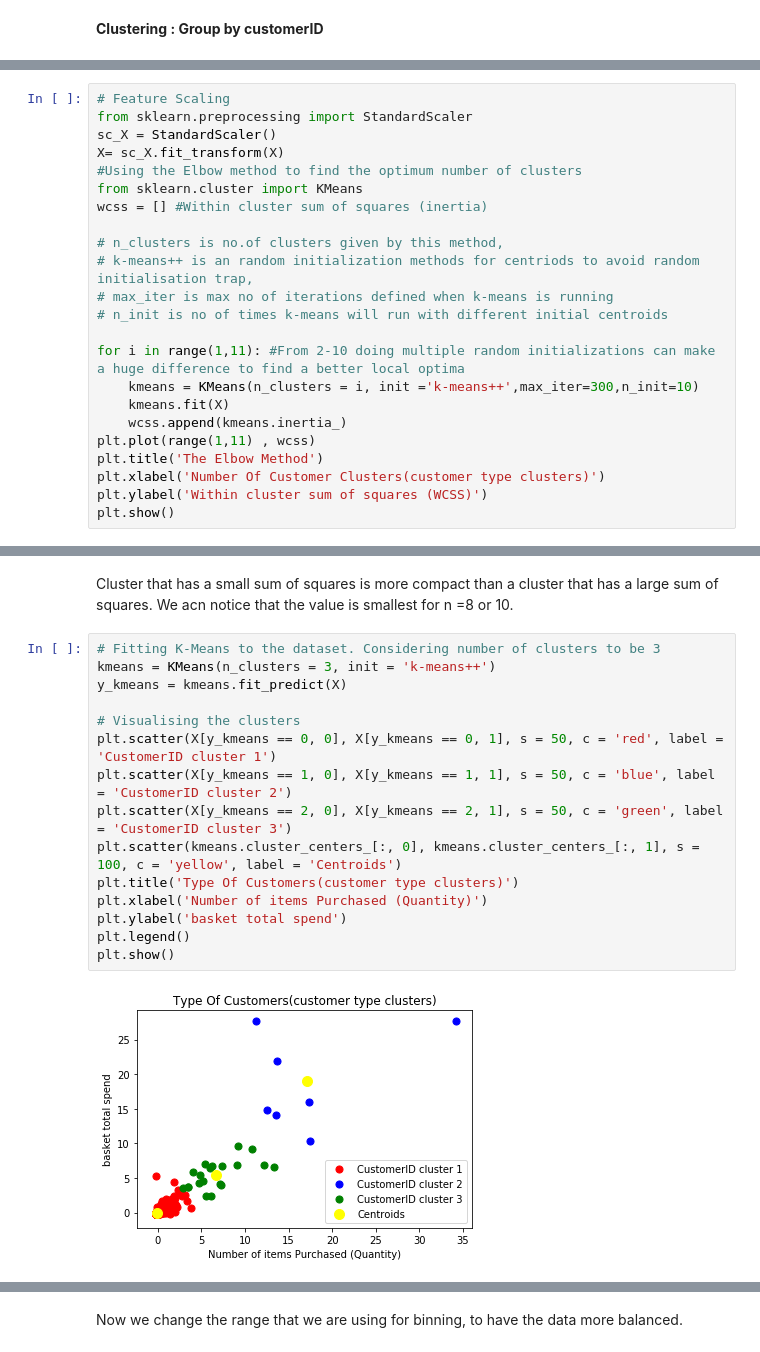
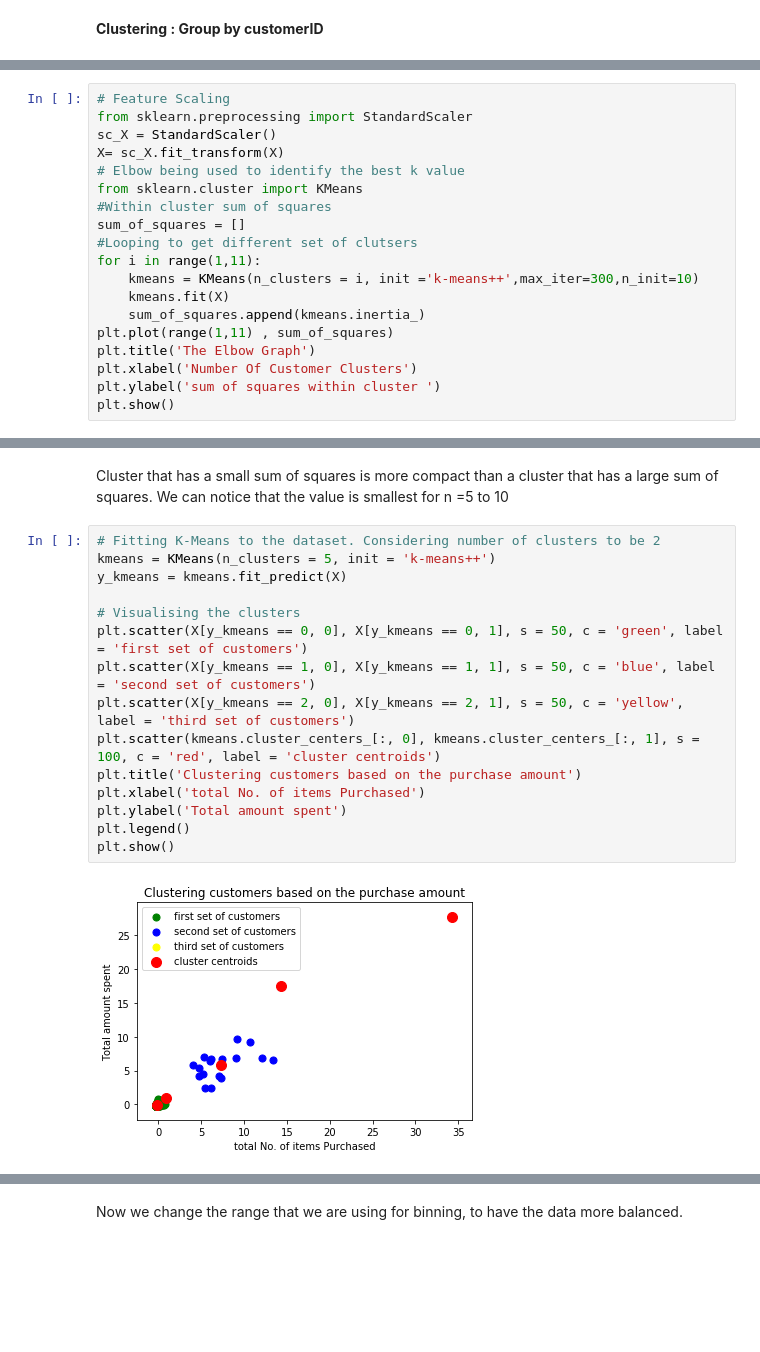
Before and after one commit to ruchithams/DataMining_Projects, a Jupyter notebook: Online-retail-Analysis/MachineLearning_Models.ipynb, the cells around one changed output, grey strips where cells are left out. Saved outputs shown, nothing was run; the diff lists cells and outputs as text; blank space fills up the shorter version.

```diff
--- a/Online-retail-Analysis/MachineLearning_Models.ipynb
+++ b/Online-retail-Analysis/MachineLearning_Models.ipynb
@@ -115,22 +117,18 @@ data_cluster.head()
 from sklearn.preprocessing import StandardScaler
 sc_X = StandardScaler()
 X= sc_X.fit_transform(X)
-#Using the Elbow method to find the optimum number of clusters
+# Elbow being used to identify the best k value
 from sklearn.cluster import KMeans
-wcss = [] #Within cluster sum of squares (inertia)
-
-# n_clusters is no.of clusters given by this method,
-# k-means++ is an random initialization methods for centriods to avoid random initialisation trap,
-# max_iter is max no of iterations defined when k-means is running
-# n_init is no of times k-means will run with different initial centroids
-
-for i in range(1,11): #From 2-10 doing multiple random initializations can make a huge difference to find a better local optima
+#Within cluster sum of squares
+sum_of_squares = []
+#Looping to get different set of clutsers
+for i in range(1,11):
     kmeans = KMeans(n_clusters = i, init ='k-means++',max_iter=300,n_init=10)
     kmeans.fit(X)
-    wcss.append(kmeans.inertia_)
-plt.plot(range(1,11) , wcss)
-plt.title('The Elbow Method')
-plt.xlabel('Number Of Customer Clusters(customer type clusters)')
-plt.ylabel('Within cluster sum of squares (WCSS)')
+    sum_of_squares.append(kmeans.inertia_)
+plt.plot(range(1,11) , sum_of_squares)
+plt.title('The Elbow Graph')
+plt.xlabel('Number Of Customer Clusters')
+plt.ylabel('sum of squares within cluster ')
 plt.show()
 # %% [output]
@@ -138,20 +136,20 @@ plt.show()
 # %% [markdown]
-Cluster that has a small sum of squares is more compact than a cluster that has a large sum of squares. We acn notice that the value is smallest for n =8 or 10.
+Cluster that has a small sum of squares is more compact than a cluster that has a large sum of squares. We can notice that the value is smallest for n =5 to 10
 # %%
-# Fitting K-Means to the dataset. Considering number of clusters to be 3
-kmeans = KMeans(n_clusters = 3, init = 'k-means++')
+# Fitting K-Means to the dataset. Considering number of clusters to be 2
+kmeans = KMeans(n_clusters = 5, init = 'k-means++')
 y_kmeans = kmeans.fit_predict(X)
 
 # Visualising the clusters
-plt.scatter(X[y_kmeans == 0, 0], X[y_kmeans == 0, 1], s = 50, c = 'red', label = 'CustomerID cluster 1')
-plt.scatter(X[y_kmeans == 1, 0], X[y_kmeans == 1, 1], s = 50, c = 'blue', label = 'CustomerID cluster 2')
-plt.scatter(X[y_kmeans == 2, 0], X[y_kmeans == 2, 1], s = 50, c = 'green', label = 'CustomerID cluster 3')
-plt.scatter(kmeans.cluster_centers_[:, 0], kmeans.cluster_centers_[:, 1], s = 100, c = 'yellow', label = 'Centroids')
-plt.title('Type Of Customers(customer type clusters)')
-plt.xlabel('Number of items Purchased (Quantity)')
-plt.ylabel('basket total spend')
+plt.scatter(X[y_kmeans == 0, 0], X[y_kmeans == 0, 1], s = 50, c = 'green', label = 'first set of customers')
+plt.scatter(X[y_kmeans == 1, 0], X[y_kmeans == 1, 1], s = 50, c = 'blue', label = 'second set of customers')
+plt.scatter(X[y_kmeans == 2, 0], X[y_kmeans == 2, 1], s = 50, c = 'yellow', label = 'third set of customers')
+plt.scatter(kmeans.cluster_centers_[:, 0], kmeans.cluster_centers_[:, 1], s = 100, c = 'red', label = 'cluster centroids')
+plt.title('Clustering customers based on the purchase amount')
+plt.xlabel('total No. of items Purchased')
+plt.ylabel('Total amount spent')
 plt.legend()
 plt.show()
 # %% [output]
-[figure, old version]
+[figure, new version]
 # %% [markdown]
```
Also changed, not shown: parts of 71 cells of this notebook, 2 other files.
